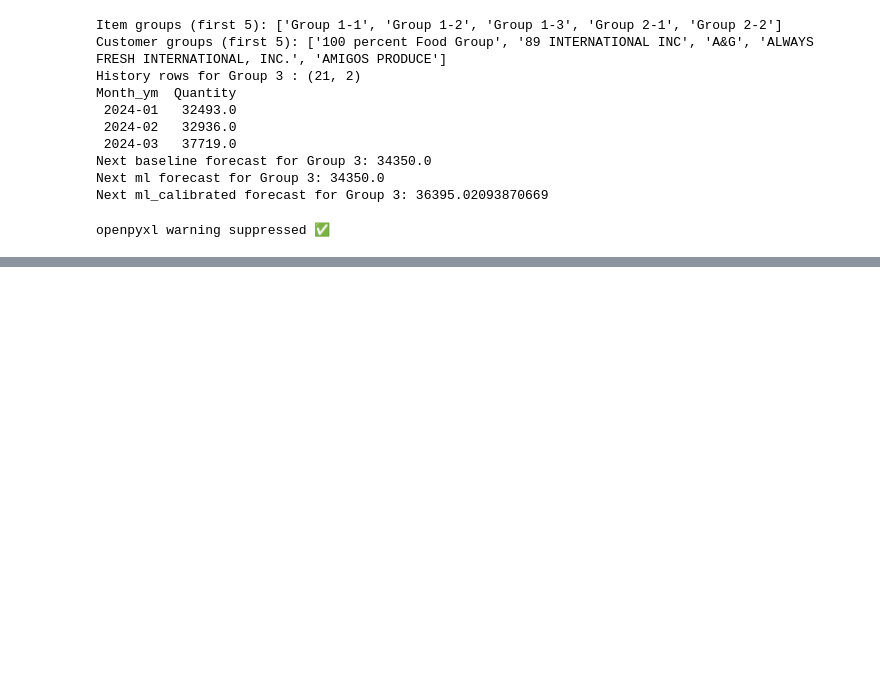
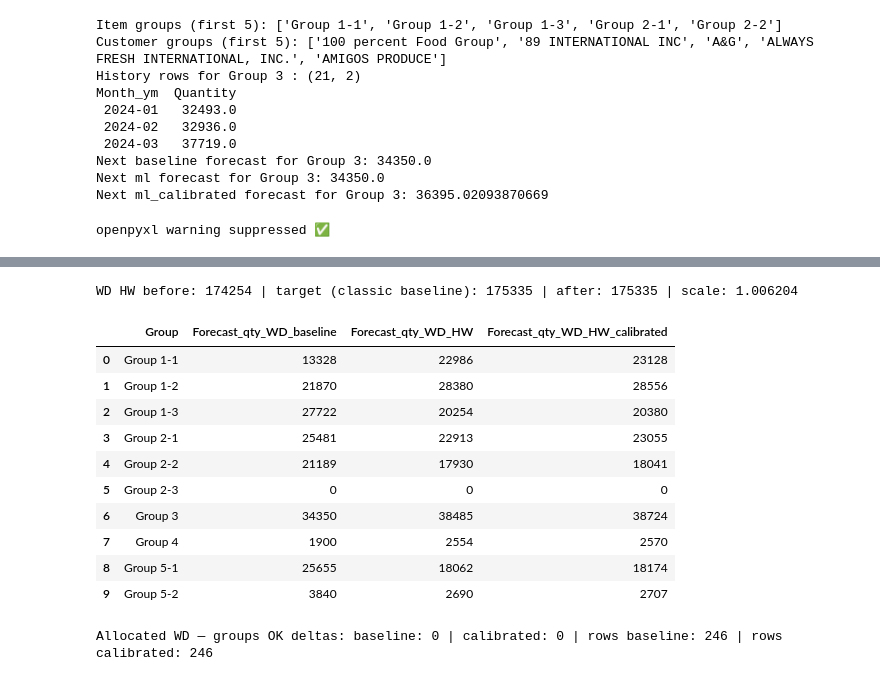
Before and after one commit to GarlandAI/Demand-Forecast, a Jupyter notebook: notebooks/Demand Forecasting Portal.ipynb, the cells around one changed output, grey strips where cells are left out. Drawn from its saved outputs; the diff is of its cells as text; code cells hidden in the pictures; blank space fills up the shorter version.

Commit message:
Update: app & notebook; keep data/checkpoints ignored

```diff
--- a/notebooks/Demand Forecasting Portal.ipynb
+++ b/notebooks/Demand Forecasting Portal.ipynb
@@ -2415,0 +2741,79 @@ openpyxl warning suppressed ✅
+# %%
+# Calibrate WD_HW to match the classic (non-WD) baseline total
+target = int(compare["Forecast_qty_baseline"].sum())           # calibration target
+curr = int(wd_forecasts["Forecast_qty_WD_HW"].sum())           # current WD HW total
+scale = (target / curr) if curr > 0 else 1.0                   # scaling factor
+
+scaled = wd_forecasts["Forecast_qty_WD_HW"].astype(float) * scale
+base = np.floor(scaled).astype(int)
+residue = int(target - base.sum())
+
+# Distribute the rounding residue to hit the target exactly
+if residue != 0:
+    frac = (scaled - base).to_numpy()
+    order = np.argsort(-frac) if residue > 0 else np.argsort(frac)
+    idx = order[:abs(residue)]
+    base.iloc[idx] += 1 if residue > 0 else -1
+
+wd_forecasts["Forecast_qty_WD_HW_calibrated"] = base
+
+print("WD HW before:", curr,
+      "| target (classic baseline):", target,
+      "| after:", int(base.sum()),
+      "| scale:", round(scale, 6))
+
+wd_forecasts[["Group",
+              "Forecast_qty_WD_baseline",
+              "Forecast_qty_WD_HW",
+              "Forecast_qty_WD_HW_calibrated"]].head(10)
+# %% [output]
+WD HW before: 174254 | target (classic baseline): 175335 | after: 175335 | scale: 1.006204
+|  | Group | Forecast_qty_WD_baseline | Forecast_qty_WD_HW | Forecast_qty_WD_HW_calibrated |
+| 0 | Group 1-1 | 13328 | 22986 | 23128 |
+| 1 | Group 1-2 | 21870 | 28380 | 28556 |
+| 2 | Group 1-3 | 27722 | 20254 | 20380 |
+| 3 | Group 2-1 | 25481 | 22913 | 23055 |
+| 4 | Group 2-2 | 21189 | 17930 | 18041 |
+| 5 | Group 2-3 | 0 | 0 | 0 |
+| 6 | Group 3 | 34350 | 38485 | 38724 |
+| 7 | Group 4 | 1900 | 2554 | 2570 |
+| 8 | Group 5-1 | 25655 | 18062 | 18174 |
+| 9 | Group 5-2 | 3840 | 2690 | 2707 |
+# %%
+# 1) Build WD “next groups” tables matching the app’s expected schema
+wd_next_baseline = wd_forecasts[["Month_ym","Group","Forecast_qty_WD_baseline"]].rename(
+    columns={"Forecast_qty_WD_baseline":"Forecast_qty"}
+).copy()
+wd_next_baseline["Source"] = "wd_baseline_rate_x_days"
+
+wd_next_hw_cal = wd_forecasts[["Month_ym","Group","Forecast_qty_WD_HW_calibrated"]].rename(
+    columns={"Forecast_qty_WD_HW_calibrated":"Forecast_qty"}
+).copy()
+wd_next_hw_cal["Source"] = "wd_hw_rate_x_days+calibrated_to_classic_baseline"
+
+# 2) Make a working copy of your existing exports bundle and inject WD versions
+wd_bundle = copy.deepcopy(prep["exports"])
+wd_bundle["opt1_next_baseline_long"] = wd_next_baseline
+wd_bundle["opt1_next_ml_calibrated_long"] = wd_next_hw_cal   # reuse calibrated slot
+
+# 3) Allocate to Itemcodes using the same share logic as Part 1
+alloc_wd_baseline = get_itemcodes_allocated_view(mode="baseline", exports=wd_bundle)
+alloc_wd_cal      = get_itemcodes_allocated_view(mode="ml_calibrated", exports=wd_bundle)
+
+# 4) Quick integrity checks (sums must match)
+g_sum_baseline = (alloc_wd_baseline["next_forecast_long"]
+                  .groupby("Group")["Forecast_qty"].sum().sort_index())
+g_sum_cal      = (alloc_wd_cal["next_forecast_long"]
+                  .groupby("Group")["Forecast_qty"].sum().sort_index())
+src_baseline   = wd_next_baseline.groupby("Group")["Forecast_qty"].sum().sort_index()
+src_cal        = wd_next_hw_cal.groupby("Group")["Forecast_qty"].sum().sort_index()
+
+chk_baseline = int((g_sum_baseline - src_baseline).abs().sum())
+chk_cal      = int((g_sum_cal      - src_cal).abs().sum())
+
+print("Allocated WD — groups OK deltas:",
+      "baseline:", chk_baseline, "| calibrated:", chk_cal,
+      "| rows baseline:", len(alloc_wd_baseline["next_forecast_long"]),
+      "| rows calibrated:", len(alloc_wd_cal["next_forecast_long"]))
+# %% [output]
+Allocated WD — groups OK deltas: baseline: 0 | calibrated: 0 | rows baseline: 246 | rows calibrated: 246
```
Also changed, not shown: parts of 23 cells of this notebook, 3 other files.
